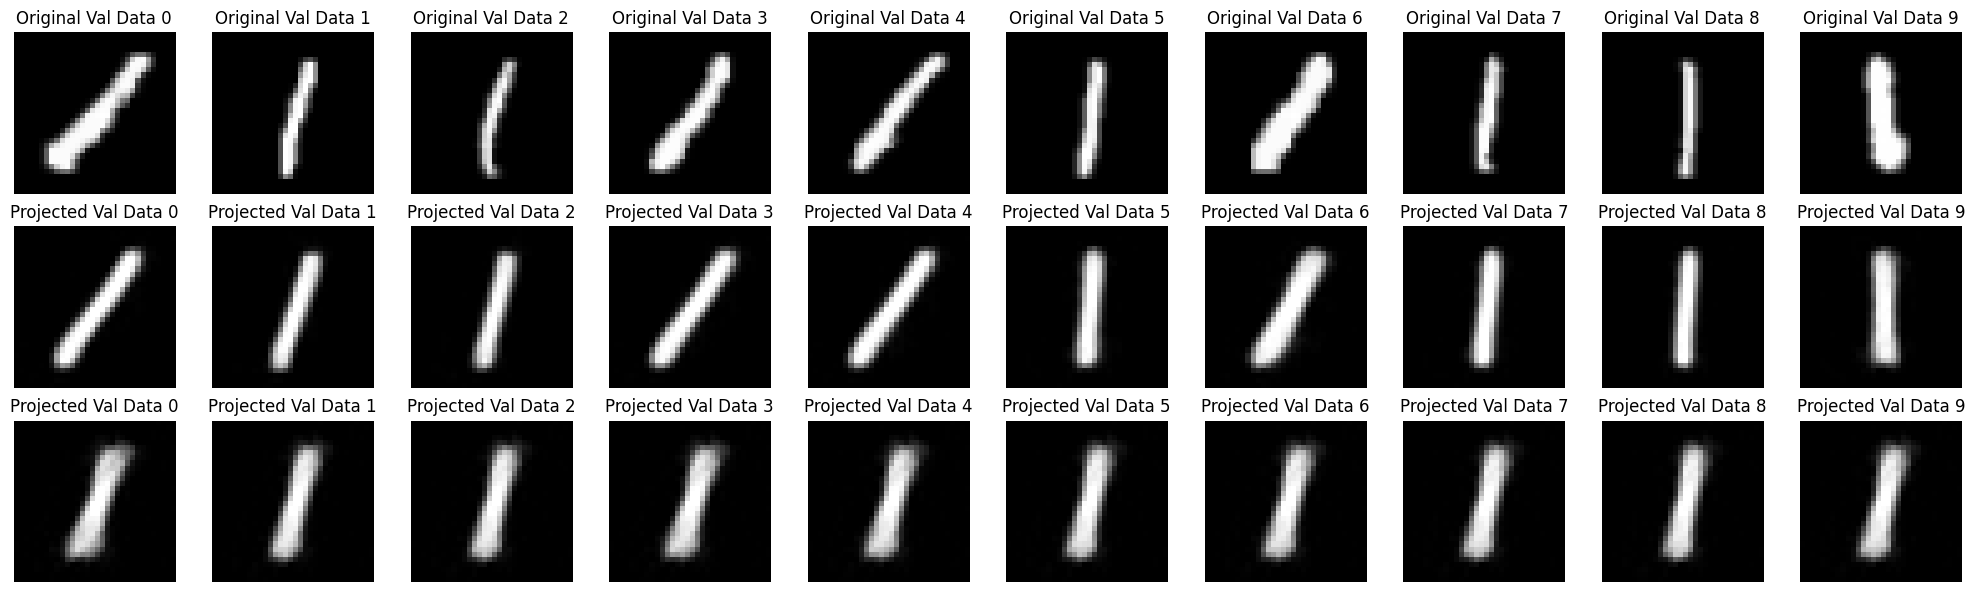
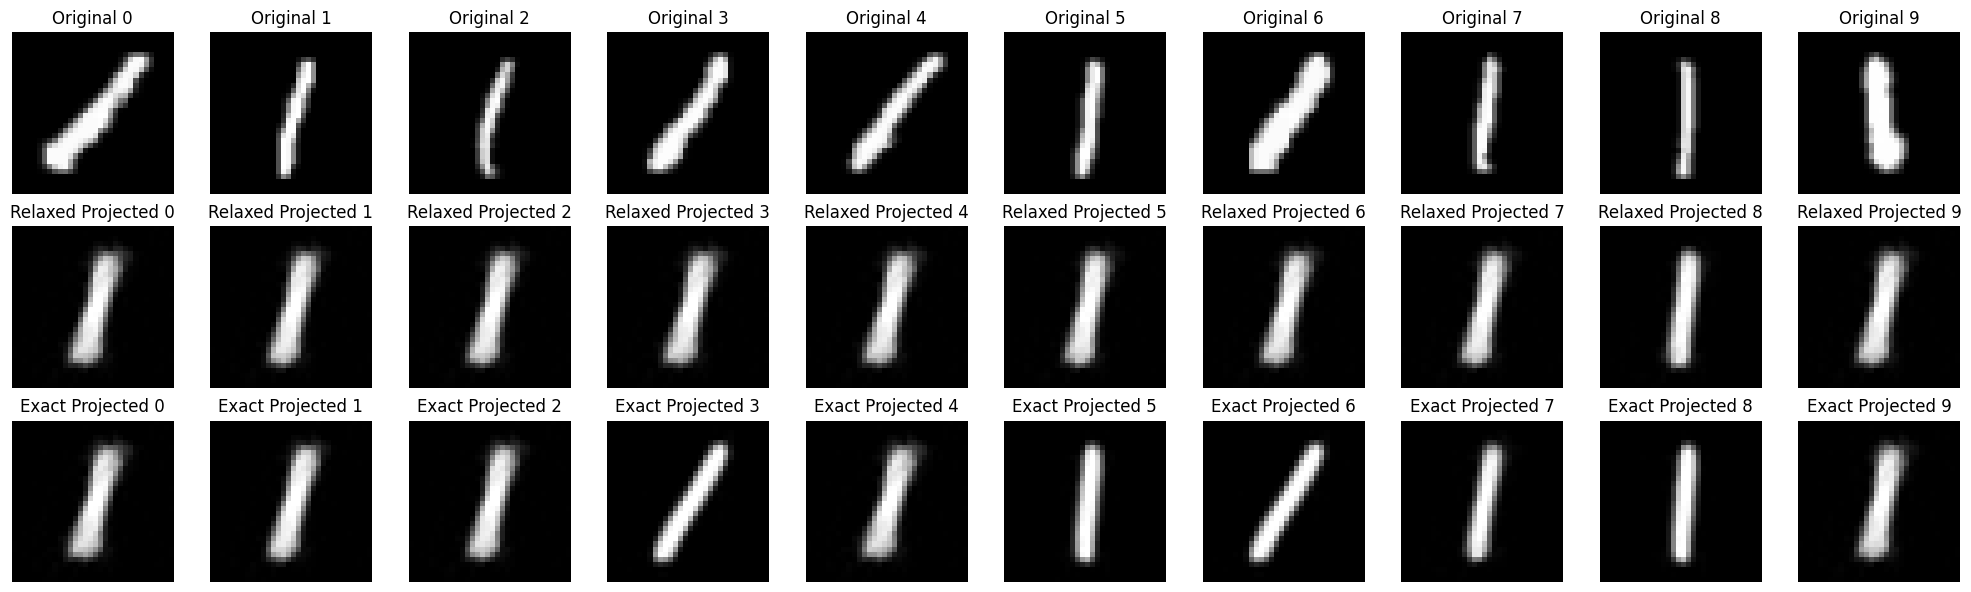
Unified diff of the notebook cell whose output changed from the first chart to the second:
--- before
+++ after
@@ -6,10 +6,10 @@
     axes[0, i].axis('off')
 
-    axes[1, i].imshow(phi_ram_projected_data_val[i].squeeze(), cmap='gray', vmin=data.min(), vmax=data.max())
-    axes[1, i].set_title(f"phi-Projected {i}")
+    axes[1, i].imshow(relaxed_Omega_ram_projected_data_val[i].squeeze(), cmap='gray', vmin=data.min(), vmax=data.max())
+    axes[1, i].set_title(f"Relaxed Projected {i}")
     axes[1, i].axis('off')
 
-    axes[2, i].imshow(Omega_ram_projected_data_val[i].squeeze(), cmap='gray', vmin=data.min(), vmax=data.max())
-    axes[2, i].set_title(f"Omega-Projected {i}")
+    axes[2, i].imshow(exact_Omega_ram_projected_data_val[i].squeeze(), cmap='gray', vmin=data.min(), vmax=data.max())
+    axes[2, i].set_title(f"Exact Projected {i}")
     axes[2, i].axis('off')
 
@@ -24,10 +24,10 @@
     axes[0, i].axis('off')
 
-    axes[1, i].imshow(phi_ram_projected_archetypes_train[i].reshape(H, W).squeeze(), cmap='gray', vmin=data.min(), vmax=data.max())
-    axes[1, i].set_title(f"phi-Projected Archetype {i}")
+    axes[1, i].imshow(relaxed_Omega_ram_projected_archetypes_train[i].reshape(H, W).squeeze(), cmap='gray', vmin=data.min(), vmax=data.max())
+    axes[1, i].set_title(f"Relaxed Projected Archetype {i}")
     axes[1, i].axis('off')
 
-    axes[2, i].imshow(Omega_ram_projected_archetypes_train[i].reshape(H, W).squeeze(), cmap='gray', vmin=data.min(), vmax=data.max())
-    axes[2, i].set_title(f"Omega-Projected Archetype {i}")
+    axes[2, i].imshow(exact_Omega_ram_projected_archetypes_train[i].reshape(H, W).squeeze(), cmap='gray', vmin=data.min(), vmax=data.max())
+    axes[2, i].set_title(f"Exact Projected Archetype {i}")
     axes[2, i].axis('off')
 

Commit: getting initial results for real data